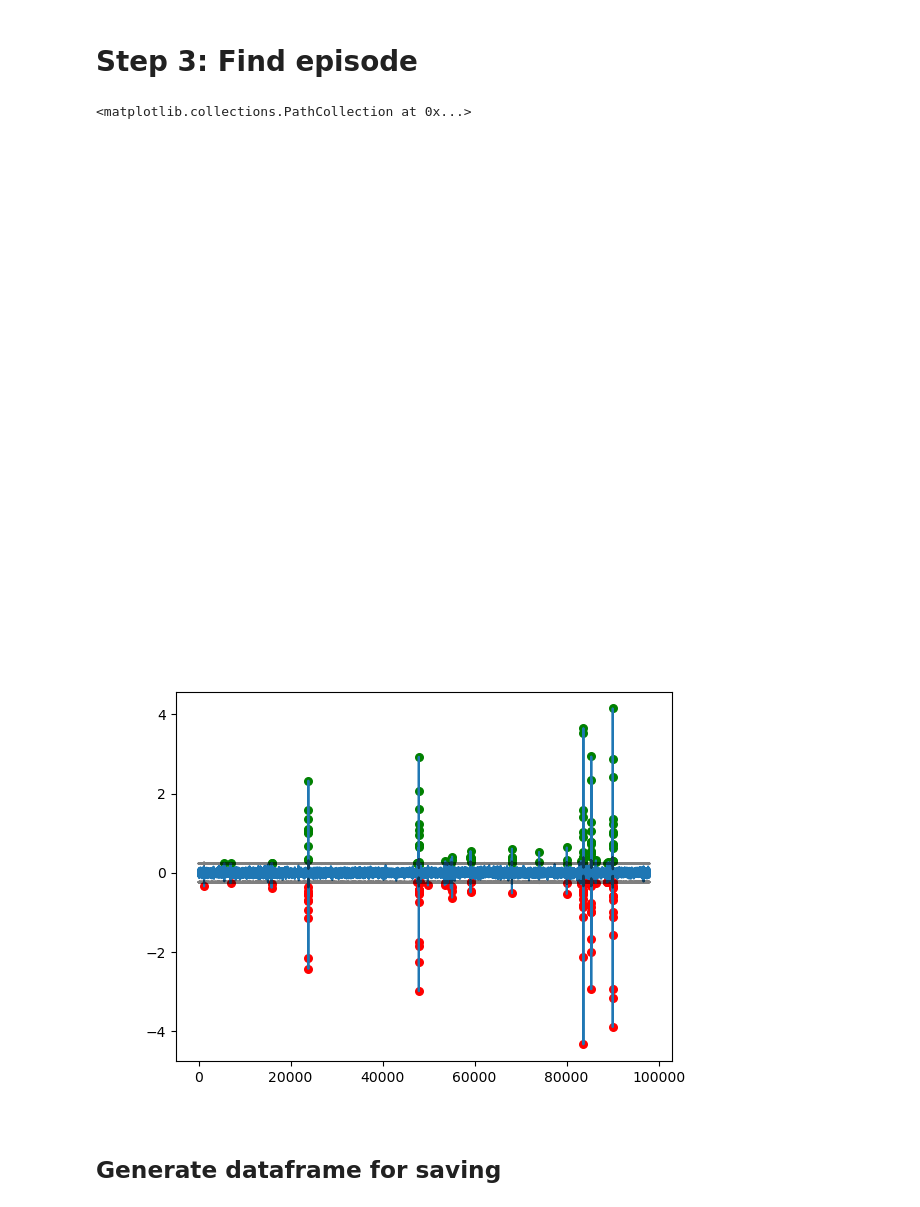
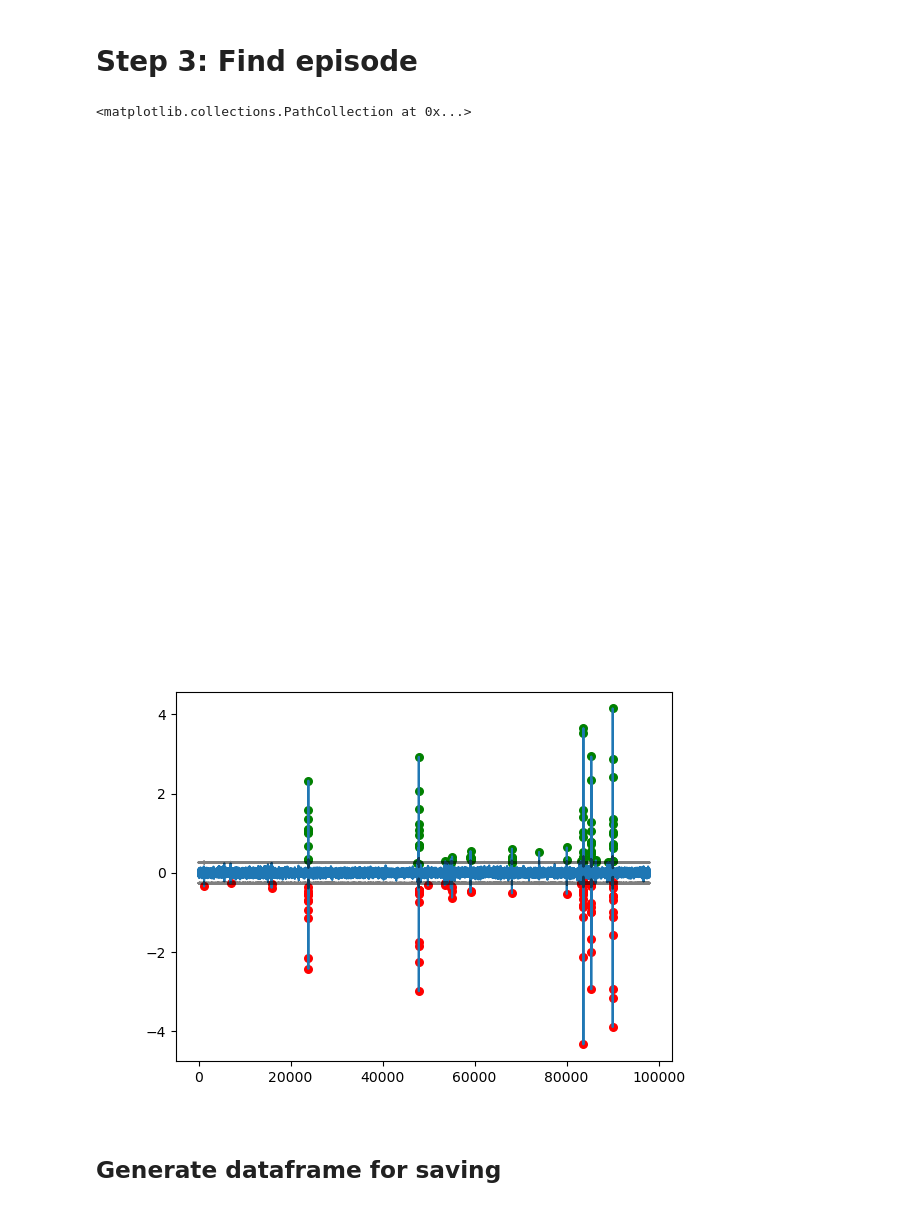
Before and after one commit to KangcPP/swim_bladder_detection, a Jupyter notebook: side_view-Kai.ipynb, the cells around one changed output. Cells and saved outputs as stored; diff of their text form; code cells hidden in the pictures.

```diff
--- a/side_view-Kai.ipynb
+++ b/side_view-Kai.ipynb
@@ -250,29 +250,29 @@ noise_level = noise_detection(
 # %%
 %matplotlib widget
 
 # 4.1
-factor = 5.4
+factor = 6
 left_threshold, right_threshold = cfar_fast(horizontal_motion, num_guard_cells=1, num_ref_cells=15, bias=noise_level * factor)
 l_peak_idxs = []
 r_peak_idxs = []
 for i, dx in enumerate(horizontal_motion):
     if dx > left_threshold[i]:
         l_peak_idxs.append(i)
     if dx < right_threshold[i]:
         r_peak_idxs.append(i)
 
 fig = plt.figure()
 fig, ax = plt.subplots(1)
 ax.plot(horizontal_motion)
 ax.plot(left_threshold, c="black", alpha=0.5)
 ax.plot(right_threshold, c="black", alpha=0.5)
 # Plot peaks
 ax.scatter(l_peak_idxs, horizontal_motion[l_peak_idxs], c='green', s=30)
 ax.scatter(r_peak_idxs, horizontal_motion[r_peak_idxs], c='red', s=30)
 # %% [output]
 <matplotlib.collections.PathCollection at 0x...>
 [figure]
-[figure, old version]
+[figure, new version]
 # %% [markdown]
 ## Generate dataframe for saving
 # %%
```
Also changed, not shown: parts of 3 cells of this notebook, 4 other files.
